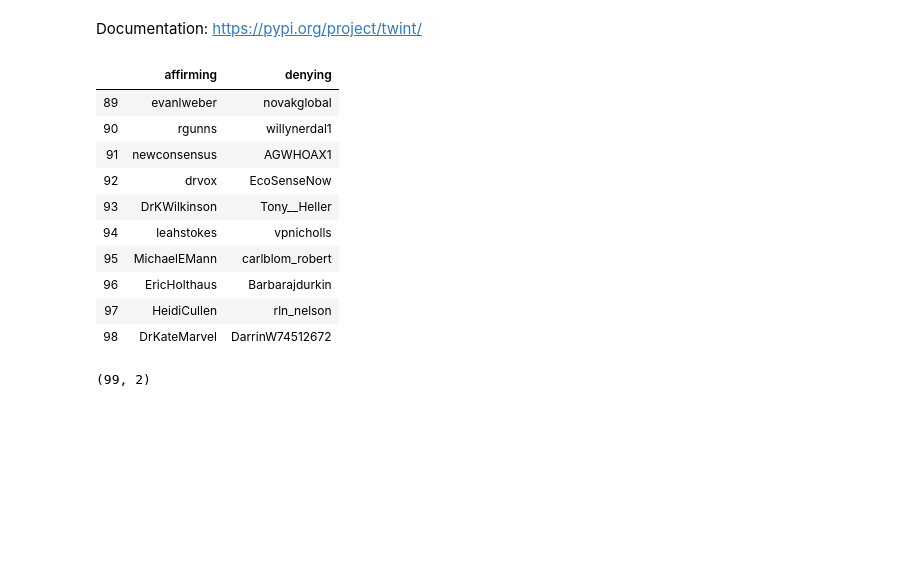
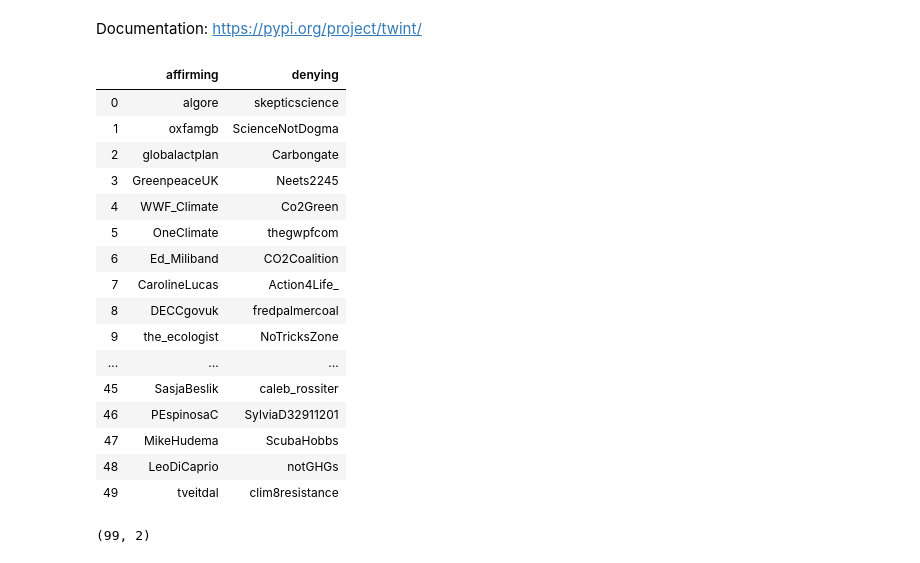
Before and after one commit to haroldw/cs229_reacclimate, a Jupyter notebook: tweet_classification/01_Twint_scrape.ipynb, the cells around one changed output. Saved outputs shown, nothing was run; the diff lists cells and outputs as text; code cells hidden in the pictures; blank space fills up the shorter version.

```diff
--- a/tweet_classification/01_Twint_scrape.ipynb
+++ b/tweet_classification/01_Twint_scrape.ipynb
@@ -8,20 +8,26 @@ from collections import Counter
 # %%
 # Read in 100 users per side
 influential_csv = pd.read_csv('influential_tweeters.csv')
-# %%
-influential_csv.tail(10)
-# %% [output]
-|  | affirming | denying |
-| 89 | evanlweber | novakglobal |
-| 90 | rgunns | willynerdal1 |
-| 91 | newconsensus | AGWHOAX1 |
-| 92 | drvox | EcoSenseNow |
-| 93 | DrKWilkinson | Tony__Heller |
-| 94 | leahstokes | vpnicholls |
-| 95 | MichaelEMann | carlblom_robert |
-| 96 | EricHolthaus | Barbarajdurkin |
-| 97 | HeidiCullen | rln_nelson |
-| 98 | DrKateMarvel | DarrinW74512672 |
+# %%
+influential_csv.head(50)
+# %% [output]
+|  | affirming | denying |
+| 0 | algore | skepticscience |
+| 1 | oxfamgb | ScienceNotDogma |
+| 2 | globalactplan | Carbongate |
+| 3 | GreenpeaceUK | Neets2245 |
+| 4 | WWF_Climate | Co2Green |
+| 5 | OneClimate | thegwpfcom |
+| 6 | Ed_Miliband | CO2Coalition |
+| 7 | CarolineLucas | Action4Life_ |
+| 8 | DECCgovuk | fredpalmercoal |
+| 9 | the_ecologist | NoTricksZone |
+| ... | ... | ... |
+| 45 | SasjaBeslik | caleb_rossiter |
+| 46 | PEspinosaC | SylviaD32911201 |
+| 47 | MikeHudema | ScubaHobbs |
+| 48 | LeoDiCaprio | notGHGs |
+| 49 | tveitdal | clim8resistance |
 # %%
 influential_csv.shape
 # %% [output]
```
Also changed, not shown: parts of 20 cells of this notebook, 18 other files.
